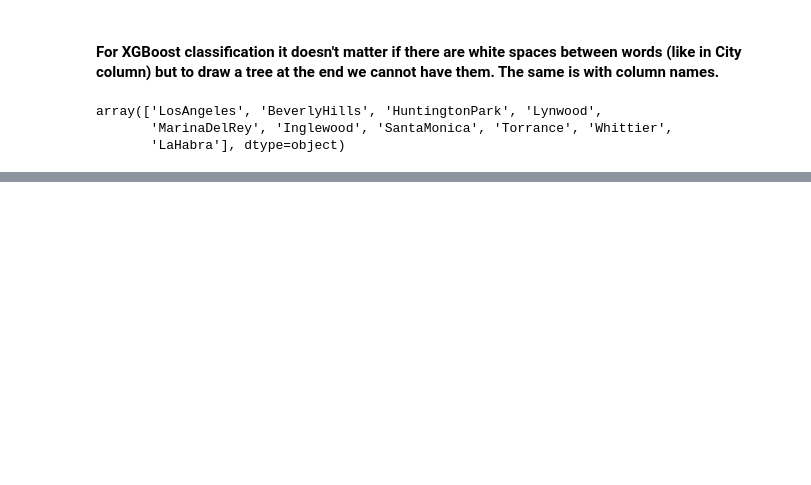
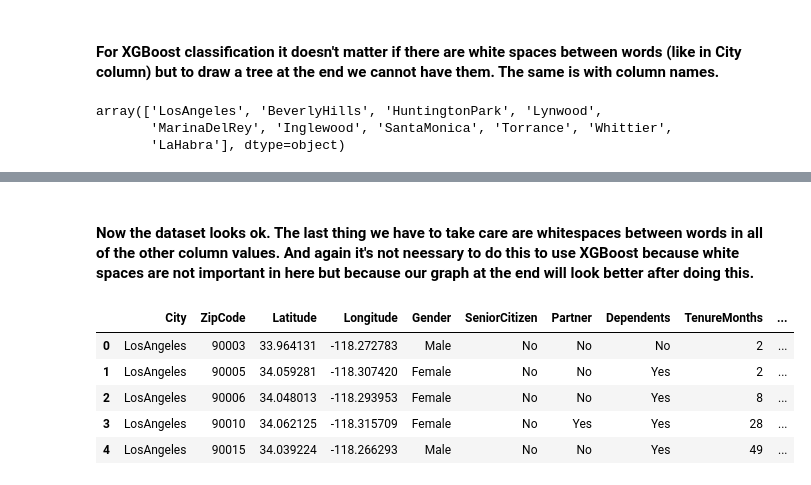
Before and after one commit to tomasz-urban/ML-projects, a Jupyter notebook: XGBoost_telco_customers/XGBoost_telco_customer.ipynb, the cells around one changed output, grey strips where cells are left out. Drawn from its saved outputs; the diff is of its cells as text; code cells hidden in the pictures; blank space fills up the shorter version.

```diff
--- a/XGBoost_telco_customers/XGBoost_telco_customer.ipynb
+++ b/XGBoost_telco_customers/XGBoost_telco_customer.ipynb
@@ -107,0 +219,3 @@ df_eda.columns = df_eda.columns.str.replace(' ','')
+# %%
+df_eda['TotalCharges'] = pd.to_numeric(df_eda['TotalCharges'])
+df_eda.dtypes
@@ -107,0 +240,12 @@ df_eda.columns = df_eda.columns.str.replace(' ','')
+# %% [markdown]
+#### Now the dataset looks ok. The last thing we have to take care are whitespaces between words in all of the other column values. And again it's not neessary to do this to use XGBoost because white spaces are not important in here but because our graph at the end will look better after doing this.
+# %%
+df_eda.replace(' ', '_', regex=True, inplace=True)
+df_eda.head()
+# %% [output]
+|  | City | ZipCode | Latitude | Longitude | Gender | SeniorCitizen | Partner | Dependents | TenureMonths | ... |
+| 0 | LosAngeles | 90003 | 33.964131 | -118.272783 | Male | No | No | No | 2 | ... |
+| 1 | LosAngeles | 90005 | 34.059281 | -118.307420 | Female | No | No | Yes | 2 | ... |
+| 2 | LosAngeles | 90006 | 34.048013 | -118.293953 | Female | No | No | Yes | 8 | ... |
+| 3 | LosAngeles | 90010 | 34.062125 | -118.315709 | Female | No | Yes | Yes | 28 | ... |
+| 4 | LosAngeles | 90015 | 34.039224 | -118.266293 | Male | No | No | Yes | 49 | ... |
```
Also changed, not shown: parts of 14 cells of this notebook.
